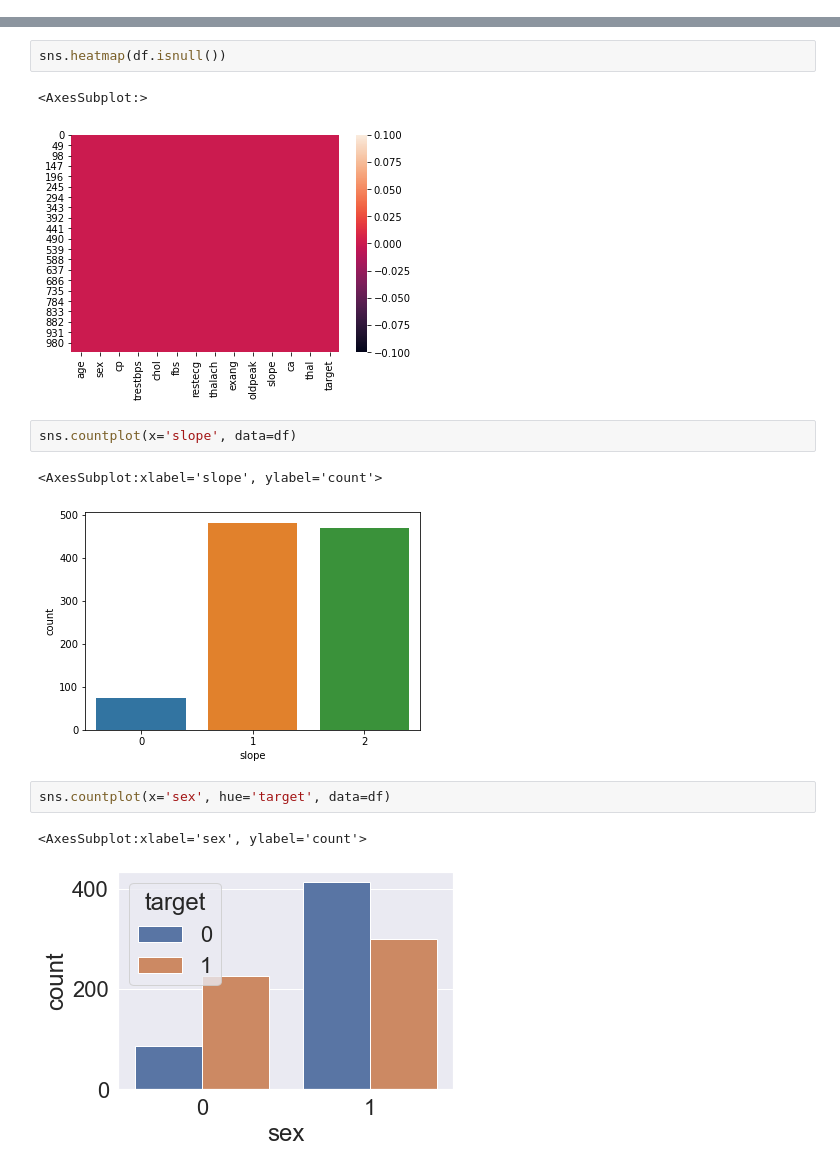
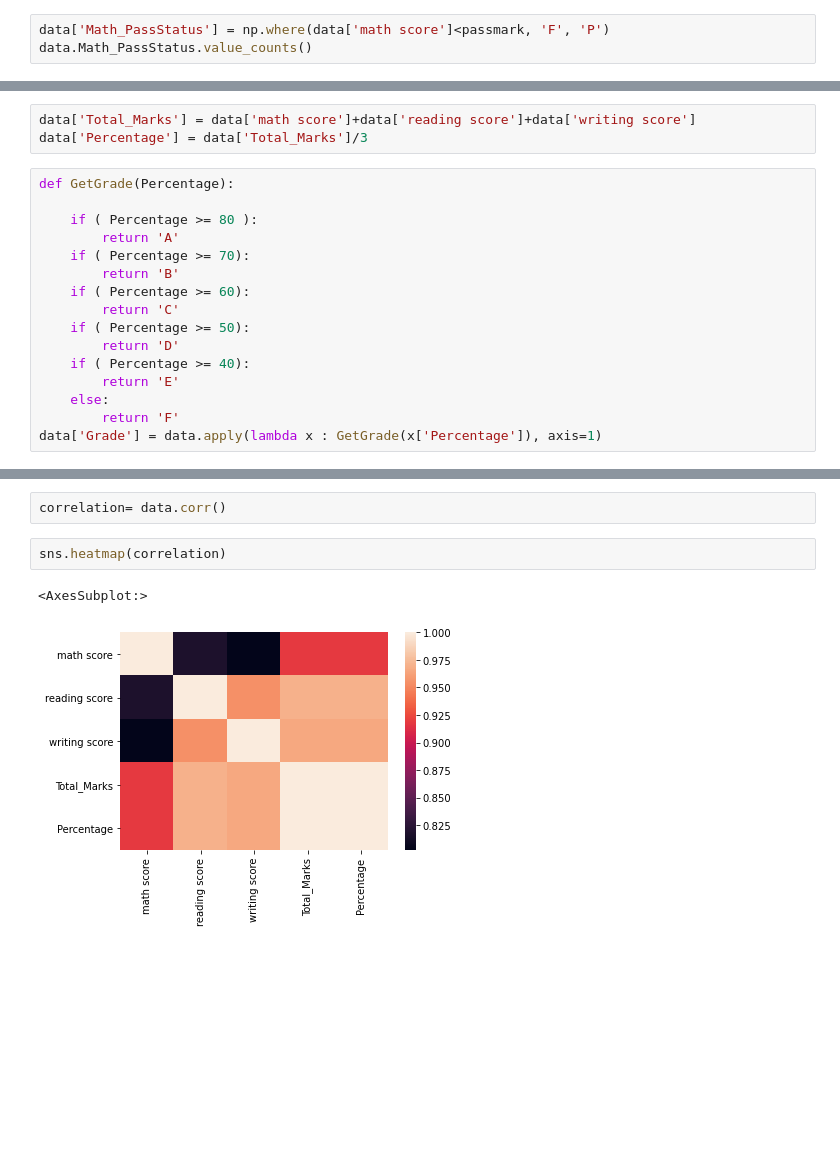
Before and after one commit to aunmujtaba5/Online-Python-Program, a Jupyter notebook: Untitled.ipynb, the cells around one changed output, grey strips where cells are left out. Cells and saved outputs as stored; diff of their text form; blank space fills up the shorter version.

Commit message:
Add files via upload
Student Performance Data Cleaning and manipulation

```diff
--- a/Untitled.ipynb
+++ b/Untitled.ipynb
@@ -34,0 +76,3 @@ plt.show()
+# %%
+data['Math_PassStatus'] = np.where(data['math score']<passmark, 'F', 'P')
+data.Math_PassStatus.value_counts()
@@ -34,0 +92,19 @@ plt.show()
+# %%
+data['Total_Marks'] = data['math score']+data['reading score']+data['writing score']
+data['Percentage'] = data['Total_Marks']/3
+# %%
+def GetGrade(Percentage):
+
+    if ( Percentage >= 80 ):
+        return 'A'
+    if ( Percentage >= 70):
+        return 'B'
+    if ( Percentage >= 60):
+        return 'C'
+    if ( Percentage >= 50):
+        return 'D'
+    if ( Percentage >= 40):
+        return 'E'
+    else:
+        return 'F'
+data['Grade'] = data.apply(lambda x : GetGrade(x['Percentage']), axis=1)
@@ -35,15 +116,7 @@ plt.show()
+# %%
+correlation= data.corr()
 # %%
-sns.heatmap(df.isnull())
+sns.heatmap(correlation)
 # %% [output]
 <AxesSubplot:>
-[figure, old version]
+[figure, new version]
-# %%
-sns.countplot(x='slope', data=df)
-# %% [output]
-<AxesSubplot:xlabel='slope', ylabel='count'>
-[figure, removed]
-# %%
-sns.countplot(x='sex', hue='target', data=df)
-# %% [output]
-<AxesSubplot:xlabel='sex', ylabel='count'>
-[figure, removed]
```
Also changed, not shown: parts of 26 cells of this notebook.
